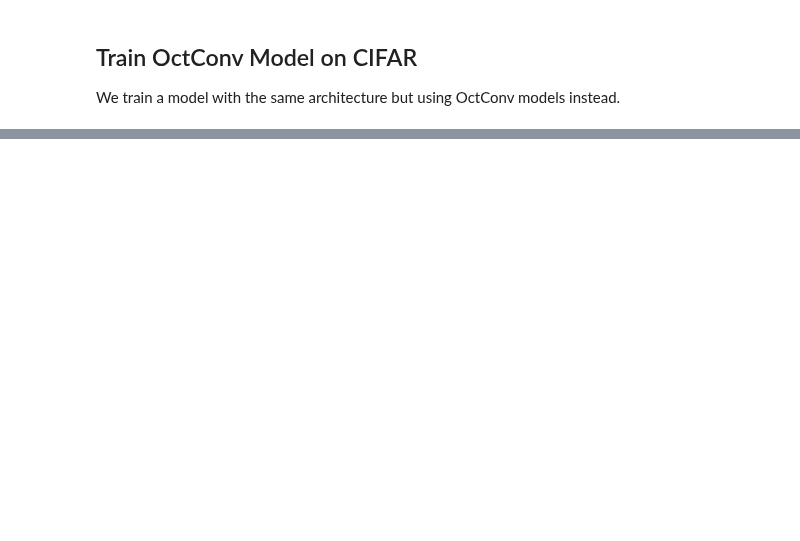
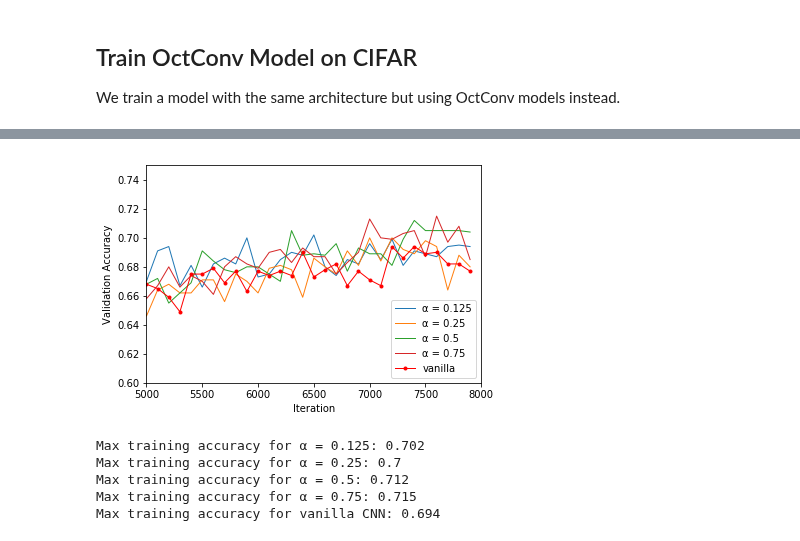
Before and after one commit to Etang21/octconv-pytorch, a Jupyter notebook: CIFAR Experiments.ipynb, the cells around one changed output, grey strips where cells are left out. Saved outputs shown, nothing was run; the diff lists cells and outputs as text; code cells hidden in the pictures; blank space fills up the shorter version.

```diff
--- a/CIFAR Experiments.ipynb
+++ b/CIFAR Experiments.ipynb
@@ -243,0 +306,22 @@ Checking accuracy on validation set
+# %%
+plt.figure()
+for ii in range(len(accs_list)):
+    plt.plot(np.linspace(0, (accs_list[ii].shape[0]-1)*print_every, accs_list[ii].shape[0]), accs_list[ii], lw=1, ms=3)
+plt.plot(np.linspace(0, (len(vanilla_accs)-1)*print_every, len(vanilla_accs)), np.array(vanilla_accs), '-ro', lw=1, ms=3)
+plt.xlim(5000, 8000)
+plt.ylim(0.6, 0.75)
+plt.xlabel('Iteration');
+plt.ylabel('Validation Accuracy');
+plt.legend(['α = 0.125', 'α = 0.25', 'α = 0.5', 'α = 0.75', 'vanilla'], loc='lower right');
+# %% [output]
+[figure, added]
+# %%
+for ii in range(len(accs_list)):
+    print('Max training accuracy for α = ' + str(alphas[ii]) + ": " + str(max(accs_list[ii])))
+print('Max training accuracy for vanilla CNN: ' + str(max(vanilla_accs)))
+# %% [output]
+Max training accuracy for α = 0.125: 0.702
+Max training accuracy for α = 0.25: 0.7
+Max training accuracy for α = 0.5: 0.712
+Max training accuracy for α = 0.75: 0.715
+Max training accuracy for vanilla CNN: 0.694
```
Also changed, not shown: parts of 13 cells of this notebook.
